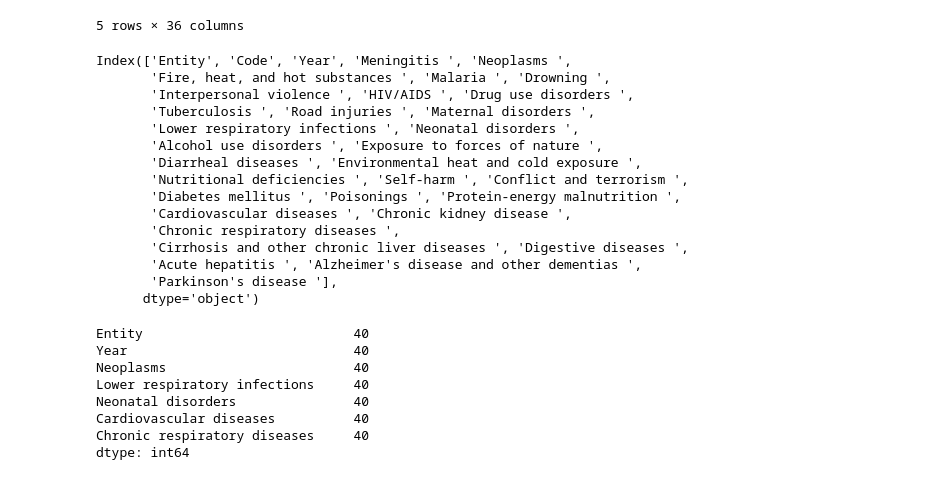
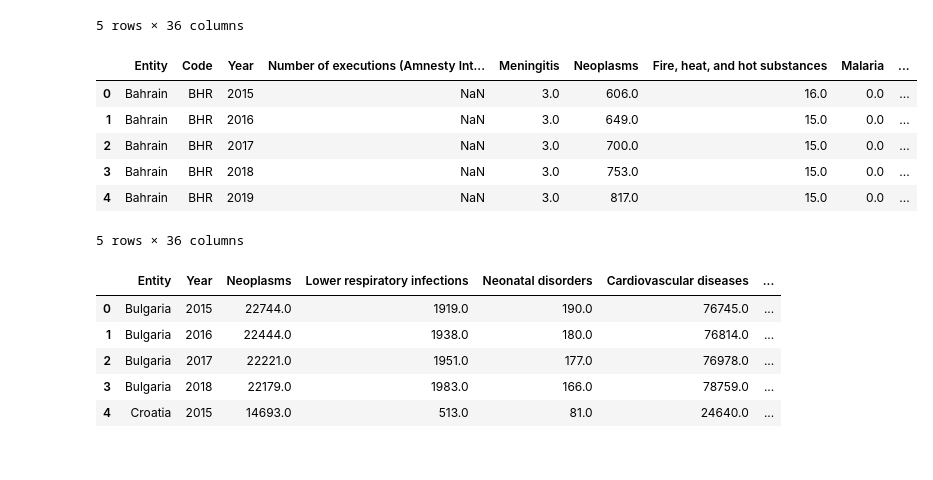
Before and after one commit to TanishaCooper/projectone_groupfour, a Jupyter notebook: HealthcarePy/test.ipynb, the cells around one changed output. Saved outputs shown, nothing was run; the diff lists cells and outputs as text; code cells hidden in the pictures.

```diff
--- a/HealthcarePy/test.ipynb
+++ b/HealthcarePy/test.ipynb
@@ -102,6 +84,28 @@ most_death_df.head()
 | 3 | Bulgaria | BGR | 2018 | NaN | 40.0 | 22179.0 | 118.0 | 0.0 | ... |
 | 4 | Croatia | HRV | 2015 | NaN | 18.0 | 14693.0 | 41.0 | 0.0 | ... |
 5 rows × 36 columns
+# %%
+least_death_df = year_df.loc[(
+    year_df["Entity"] == "Qatar") |
+    (year_df["Entity"] == "United Arab Emirates") |
+    (year_df["Entity"] == "Bahrain") |
+    (year_df["Entity"] == "Oman") |
+    (year_df["Entity"] == "Kuwait") |
+    (year_df["Entity"] == "Maldives") |
+    (year_df["Entity"] == "Saudi Arabia") |
+    (year_df["Entity"] == "Palestine") |
+    (year_df["Entity"] == "Jordan") |
+    (year_df["Entity"] == "Solomon Islands")]
+least_death_df.reset_index(drop=True, inplace=True)
+least_death_df.head()
+# %% [output]
+|  | Entity | Code | Year | Number of executions (Amnesty Int... | Meningitis | Neoplasms | Fire, heat, and hot substances | Malaria | ... |
+| 0 | Bahrain | BHR | 2015 | NaN | 3.0 | 606.0 | 16.0 | 0.0 | ... |
+| 1 | Bahrain | BHR | 2016 | NaN | 3.0 | 649.0 | 15.0 | 0.0 | ... |
+| 2 | Bahrain | BHR | 2017 | NaN | 3.0 | 700.0 | 15.0 | 0.0 | ... |
+| 3 | Bahrain | BHR | 2018 | NaN | 3.0 | 753.0 | 15.0 | 0.0 | ... |
+| 4 | Bahrain | BHR | 2019 | NaN | 3.0 | 817.0 | 15.0 | 0.0 | ... |
+5 rows × 36 columns
 # %%
 del most_death_df["Number of executions (Amnesty International)"]
 del most_death_df["Terrorism (deaths)"]
@@ -108,30 +114,10 @@ del most_death_df["Terrorism (deaths)"]
-# %%
-most_death_df.columns
-# %% [output]
-Index(['Entity', 'Code', 'Year', 'Meningitis ', 'Neoplasms ',
-       'Fire, heat, and hot substances ', 'Malaria ', 'Drowning ',
-       'Interpersonal violence ', 'HIV/AIDS ', 'Drug use disorders ',
-       'Tuberculosis ', 'Road injuries ', 'Maternal disorders ',
-       'Lower respiratory infections ', 'Neonatal disorders ',
-       'Alcohol use disorders ', 'Exposure to forces of nature ',
-       'Diarrheal diseases ', 'Environmental heat and cold exposure ',
-       'Nutritional deficiencies ', 'Self-harm ', 'Conflict and terrorism ',
-       'Diabetes mellitus ', 'Poisonings ', 'Protein-energy malnutrition ',
-       'Cardiovascular diseases ', 'Chronic kidney disease ',
-       'Chronic respiratory diseases ',
-       'Cirrhosis and other chronic liver diseases ', 'Digestive diseases ',
-       'Acute hepatitis ', 'Alzheimer's disease and other dementias ',
-       'Parkinson's disease '],
-      dtype='object')
 # %%
 most_death_clean_df = most_death_df[["Entity","Year","Neoplasms ","Lower respiratory infections ","Neonatal disorders ","Cardiovascular diseases ","Chronic respiratory diseases "]]
-most_death_clean_df.count()
+most_death_clean_df.head()
 # %% [output]
-Entity                           40
-Year                             40
-Neoplasms                        40
-Lower respiratory infections     40
-Neonatal disorders               40
-Cardiovascular diseases          40
-Chronic respiratory diseases     40
-dtype: int64
+|  | Entity | Year | Neoplasms | Lower respiratory infections | Neonatal disorders | Cardiovascular diseases | ... |
+| 0 | Bulgaria | 2015 | 22744.0 | 1919.0 | 190.0 | 76745.0 | ... |
+| 1 | Bulgaria | 2016 | 22444.0 | 1938.0 | 180.0 | 76814.0 | ... |
+| 2 | Bulgaria | 2017 | 22221.0 | 1951.0 | 177.0 | 76978.0 | ... |
+| 3 | Bulgaria | 2018 | 22179.0 | 1983.0 | 166.0 | 78759.0 | ... |
+| 4 | Croatia | 2015 | 14693.0 | 513.0 | 81.0 | 24640.0 | ... |
```
Also changed, not shown: parts of 12 cells of this notebook.
